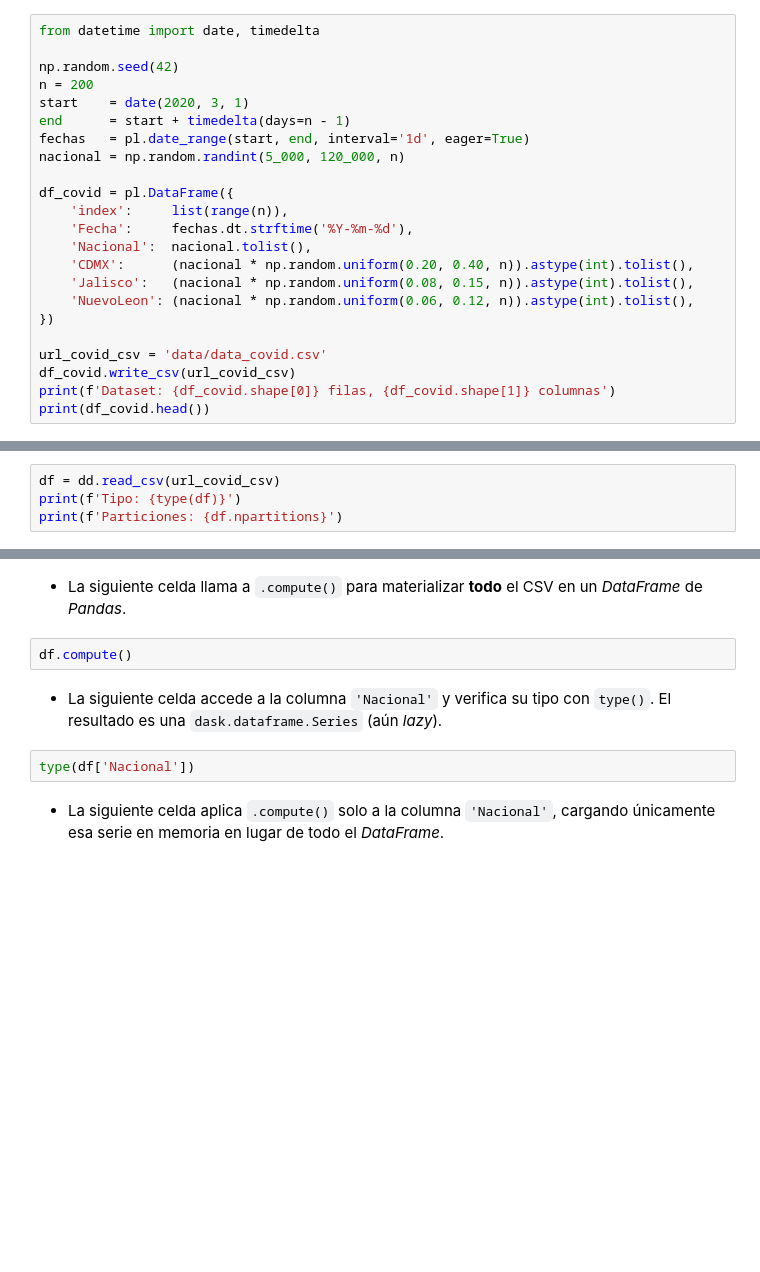
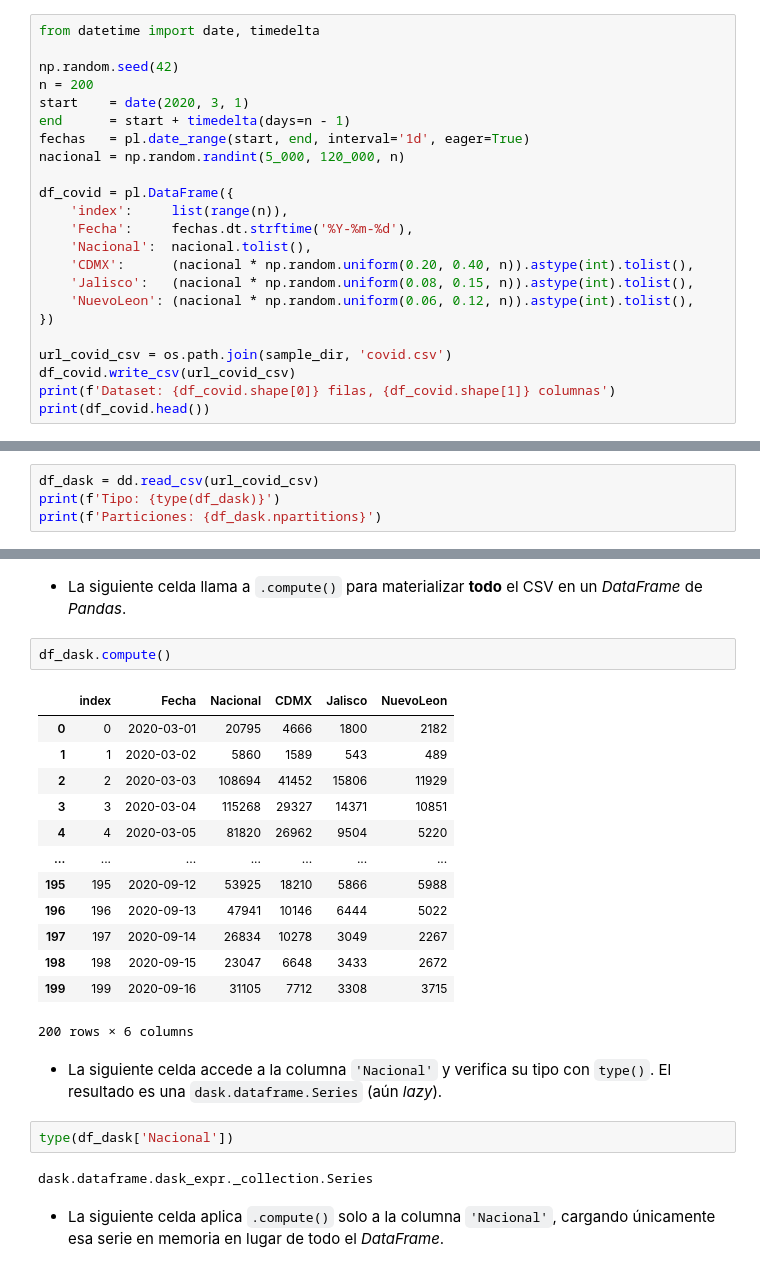
Before and after one commit to PythonistaMX/py311, a Jupyter notebook: 37_introduccion_a_dask.ipynb, the cells around one changed output, grey strips where cells are left out. Saved outputs shown, nothing was run; the diff lists cells and outputs as text; blank space fills up the shorter version.

Commit message:
Ajustes dask

```diff
--- a/37_introduccion_a_dask.ipynb
+++ b/37_introduccion_a_dask.ipynb
@@ -107,7 +128,7 @@ df_covid = pl.DataFrame({
     'NuevoLeon': (nacional * np.random.uniform(0.06, 0.12, n)).astype(int).tolist(),
 })
 
-url_covid_csv = 'data/data_covid.csv'
+url_covid_csv = os.path.join(sample_dir, 'covid.csv')
 df_covid.write_csv(url_covid_csv)
 print(f'Dataset: {df_covid.shape[0]} filas, {df_covid.shape[1]} columnas')
 print(df_covid.head())
@@ -116,4 +151,4 @@ print(df_covid.head())
 # %%
-df = dd.read_csv(url_covid_csv)
-print(f'Tipo: {type(df)}')
-print(f'Particiones: {df.npartitions}')
+df_dask = dd.read_csv(url_covid_csv)
+print(f'Tipo: {type(df_dask)}')
+print(f'Particiones: {df_dask.npartitions}')
@@ -124,11 +169,27 @@ df
 # %% [markdown]
 * La siguiente celda llama a `.compute()` para materializar **todo** el CSV en un *DataFrame* de *Pandas*.
 # %%
-df.compute()
+df_dask.compute()
+# %% [output]
+|  | index | Fecha | Nacional | CDMX | Jalisco | NuevoLeon |
+| 0 | 0 | 2020-03-01 | 20795 | 4666 | 1800 | 2182 |
+| 1 | 1 | 2020-03-02 | 5860 | 1589 | 543 | 489 |
+| 2 | 2 | 2020-03-03 | 108694 | 41452 | 15806 | 11929 |
+| 3 | 3 | 2020-03-04 | 115268 | 29327 | 14371 | 10851 |
+| 4 | 4 | 2020-03-05 | 81820 | 26962 | 9504 | 5220 |
+| ... | ... | ... | ... | ... | ... | ... |
+| 195 | 195 | 2020-09-12 | 53925 | 18210 | 5866 | 5988 |
+| 196 | 196 | 2020-09-13 | 47941 | 10146 | 6444 | 5022 |
+| 197 | 197 | 2020-09-14 | 26834 | 10278 | 3049 | 2267 |
+| 198 | 198 | 2020-09-15 | 23047 | 6648 | 3433 | 2672 |
+| 199 | 199 | 2020-09-16 | 31105 | 7712 | 3308 | 3715 |
+200 rows × 6 columns
 # %% [markdown]
 * La siguiente celda accede a la columna `'Nacional'` y verifica su tipo con `type()`. El resultado es una `dask.dataframe.Series` (aún *lazy*).
 # %%
-type(df['Nacional'])
+type(df_dask['Nacional'])
+# %% [output]
+dask.dataframe.dask_expr._collection.Series
 # %% [markdown]
 * La siguiente celda aplica `.compute()` solo a la columna `'Nacional'`, cargando únicamente esa serie en memoria en lugar de todo el *DataFrame*.
 # %%
```
Also changed, not shown: parts of 32 cells of this notebook, 1 other file.
